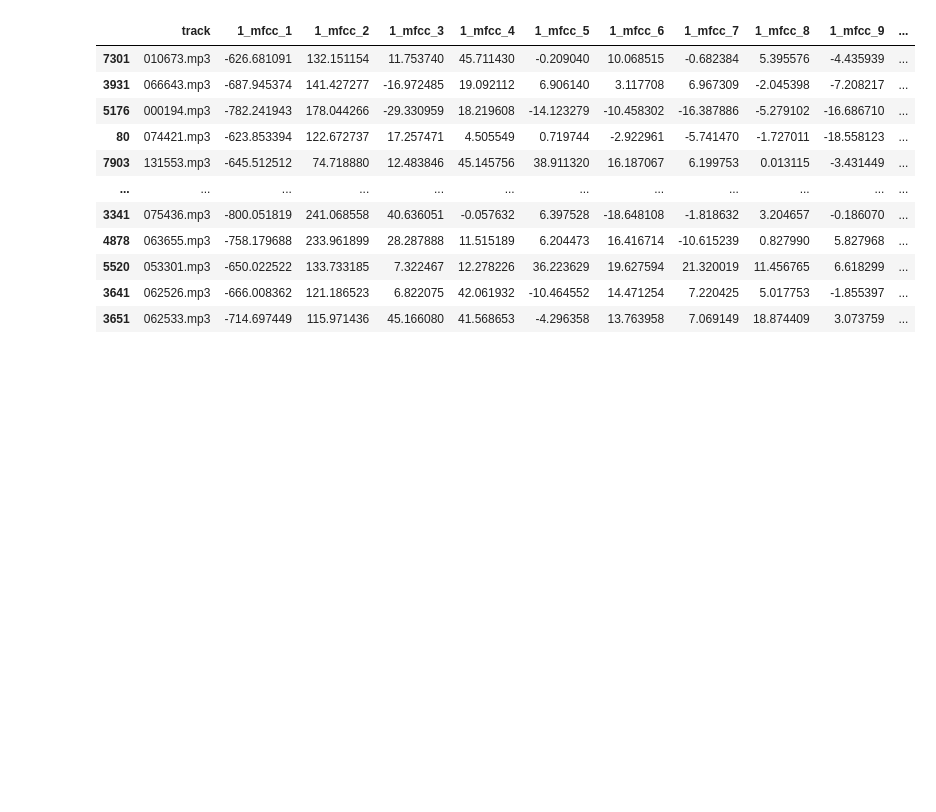
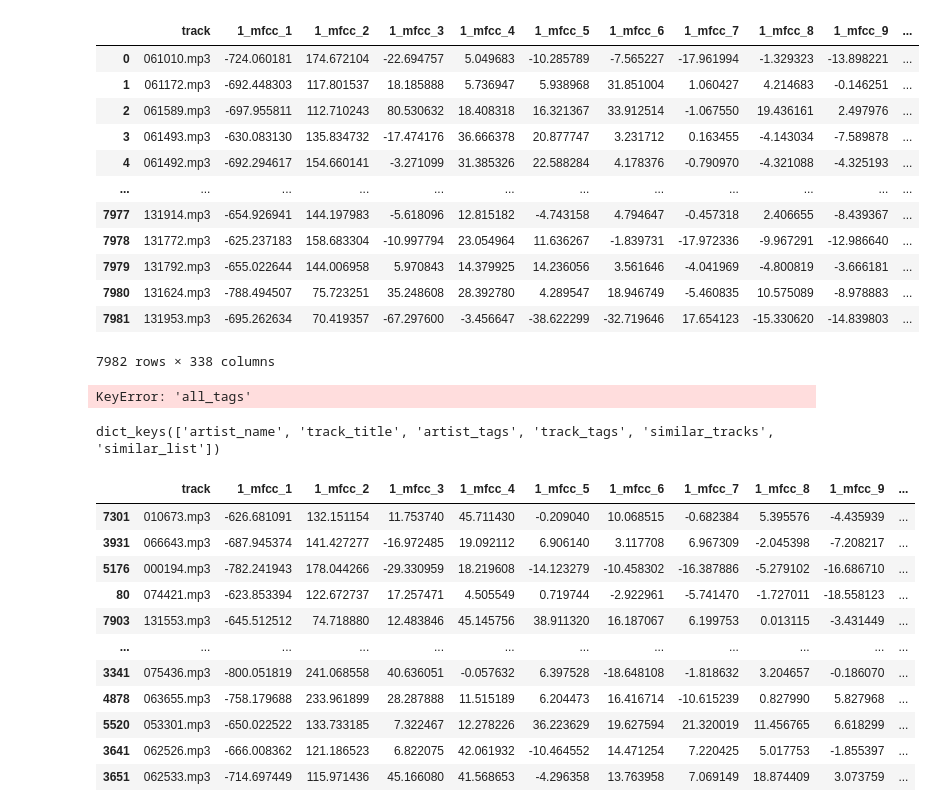
Before and after one commit to obi-1-konobe/music_similarity, a Jupyter notebook: notebooks/Untitled.ipynb, the cells around one changed output. Cells and saved outputs as stored; diff of their text form; code cells hidden in the pictures; blank space fills up the shorter version.

```diff
--- a/notebooks/Untitled.ipynb
+++ b/notebooks/Untitled.ipynb
@@ -69,13 +86,35 @@ df.drop(df.columns[1:553], axis=1)
+# %%
+df
+# %% [output]
+|  | track | 1_mfcc_1 | 1_mfcc_2 | 1_mfcc_3 | 1_mfcc_4 | 1_mfcc_5 | 1_mfcc_6 | 1_mfcc_7 | 1_mfcc_8 | 1_mfcc_9 | ... |
+| 0 | 061010.mp3 | -724.060181 | 174.672104 | -22.694757 | 5.049683 | -10.285789 | -7.565227 | -17.961994 | -1.329323 | -13.898221 | ... |
+| 1 | 061172.mp3 | -692.448303 | 117.801537 | 18.185888 | 5.736947 | 5.938968 | 31.851004 | 1.060427 | 4.214683 | -0.146251 | ... |
+| 2 | 061589.mp3 | -697.955811 | 112.710243 | 80.530632 | 18.408318 | 16.321367 | 33.912514 | -1.067550 | 19.436161 | 2.497976 | ... |
+| 3 | 061493.mp3 | -630.083130 | 135.834732 | -17.474176 | 36.666378 | 20.877747 | 3.231712 | 0.163455 | -4.143034 | -7.589878 | ... |
+| 4 | 061492.mp3 | -692.294617 | 154.660141 | -3.271099 | 31.385326 | 22.588284 | 4.178376 | -0.790970 | -4.321088 | -4.325193 | ... |
+| ... | ... | ... | ... | ... | ... | ... | ... | ... | ... | ... | ... |
+| 7977 | 131914.mp3 | -654.926941 | 144.197983 | -5.618096 | 12.815182 | -4.743158 | 4.794647 | -0.457318 | 2.406655 | -8.439367 | ... |
+| 7978 | 131772.mp3 | -625.237183 | 158.683304 | -10.997794 | 23.054964 | 11.636267 | -1.839731 | -17.972336 | -9.967291 | -12.986640 | ... |
+| 7979 | 131792.mp3 | -655.022644 | 144.006958 | 5.970843 | 14.379925 | 14.236056 | 3.561646 | -4.041969 | -4.800819 | -3.666181 | ... |
+| 7980 | 131624.mp3 | -788.494507 | 75.723251 | 35.248608 | 28.392780 | 4.289547 | 18.946749 | -5.460835 | 10.575089 | -8.978883 | ... |
+| 7981 | 131953.mp3 | -695.262634 | 70.419357 | -67.297600 | -3.456647 | -38.622299 | -32.719646 | 17.654123 | -15.330620 | -14.839803 | ... |
+7982 rows × 338 columns
 # %%
 test_idx = list()
 while len(test_idx) < 100:
     idx = random.randint(0, df.shape[0] - 1)
     if idx in test_idx:
         continue
-    track_id = int(df.loc[idx].file[:-4])
+    track_id = int(df.loc[idx].track[:-4])
     tags = main_dict[track_id]['all_tags']
     if len(tags) >= 10:
         test_idx.append(idx)
+# %% [output]
+KeyError: 'all_tags'
+# %%
+main_dict[66643].keys()
+# %% [output]
+dict_keys(['artist_name', 'track_title', 'artist_tags', 'track_tags', 'similar_tracks', 'similar_list'])
 # %%
 df_test = pd.read_csv('../data/csv/test.csv', index_col=0)
 df_test
```
Also changed, not shown: parts of 6 cells of this notebook, 10 other files.
